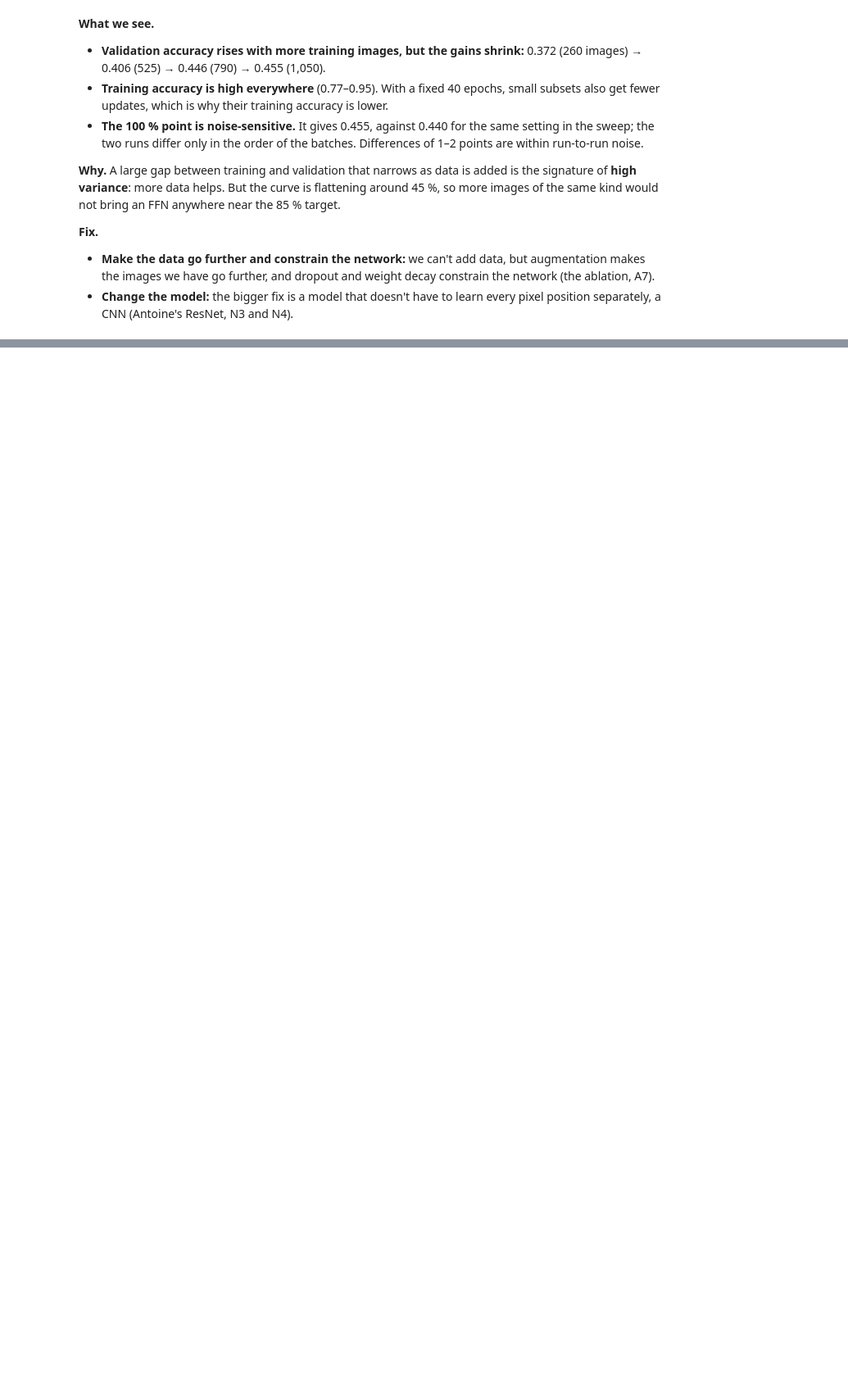
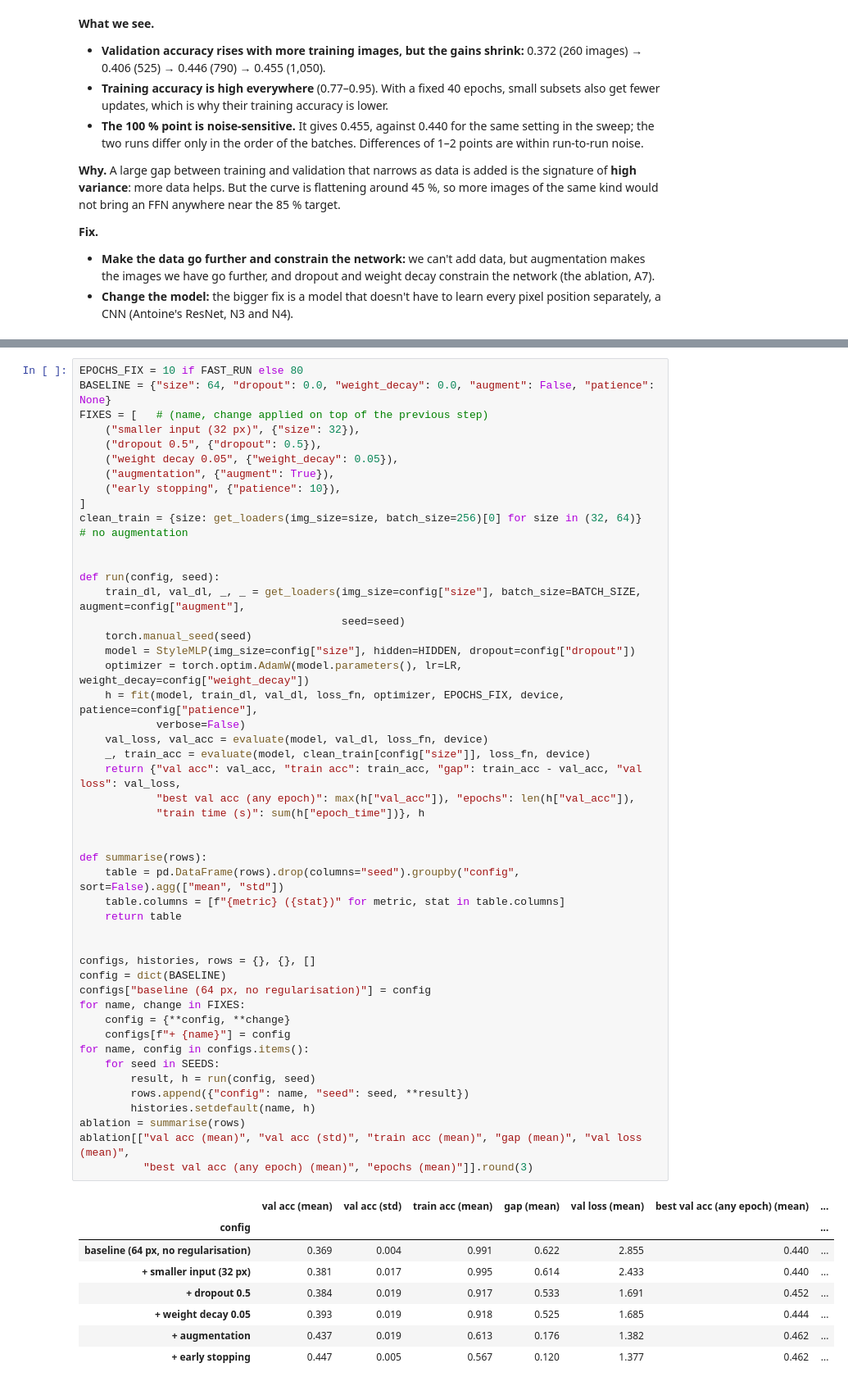
Before and after one commit to anthonyrascle43-stack/Neural-Network-Project, a Jupyter notebook: notebooks/03_diagnosis.ipynb, the cells around one changed output, grey strips where cells are left out. Shown at 82% size. Drawn from its saved outputs; the diff is of its cells as text; blank space fills up the shorter version.

```diff
--- a/notebooks/03_diagnosis.ipynb
+++ b/notebooks/03_diagnosis.ipynb
@@ -268,0 +289,57 @@ curve.round(3)
+# %%
+EPOCHS_FIX = 10 if FAST_RUN else 80
+BASELINE = {"size": 64, "dropout": 0.0, "weight_decay": 0.0, "augment": False, "patience": None}
+FIXES = [   # (name, change applied on top of the previous step)
+    ("smaller input (32 px)", {"size": 32}),
+    ("dropout 0.5", {"dropout": 0.5}),
+    ("weight decay 0.05", {"weight_decay": 0.05}),
+    ("augmentation", {"augment": True}),
+    ("early stopping", {"patience": 10}),
+]
+clean_train = {size: get_loaders(img_size=size, batch_size=256)[0] for size in (32, 64)}   # no augmentation
+
+
+def run(config, seed):
+    train_dl, val_dl, _, _ = get_loaders(img_size=config["size"], batch_size=BATCH_SIZE, augment=config["augment"],
+                                         seed=seed)
+    torch.manual_seed(seed)
+    model = StyleMLP(img_size=config["size"], hidden=HIDDEN, dropout=config["dropout"])
+    optimizer = torch.optim.AdamW(model.parameters(), lr=LR, weight_decay=config["weight_decay"])
+    h = fit(model, train_dl, val_dl, loss_fn, optimizer, EPOCHS_FIX, device, patience=config["patience"],
+            verbose=False)
+    val_loss, val_acc = evaluate(model, val_dl, loss_fn, device)
+    _, train_acc = evaluate(model, clean_train[config["size"]], loss_fn, device)
+    return {"val acc": val_acc, "train acc": train_acc, "gap": train_acc - val_acc, "val loss": val_loss,
+            "best val acc (any epoch)": max(h["val_acc"]), "epochs": len(h["val_acc"]),
+            "train time (s)": sum(h["epoch_time"])}, h
+
+
+def summarise(rows):
+    table = pd.DataFrame(rows).drop(columns="seed").groupby("config", sort=False).agg(["mean", "std"])
+    table.columns = [f"{metric} ({stat})" for metric, stat in table.columns]
+    return table
+
+
+configs, histories, rows = {}, {}, []
+config = dict(BASELINE)
+configs["baseline (64 px, no regularisation)"] = config
+for name, change in FIXES:
+    config = {**config, **change}
+    configs[f"+ {name}"] = config
+for name, config in configs.items():
+    for seed in SEEDS:
+        result, h = run(config, seed)
+        rows.append({"config": name, "seed": seed, **result})
+        histories.setdefault(name, h)
+ablation = summarise(rows)
+ablation[["val acc (mean)", "val acc (std)", "train acc (mean)", "gap (mean)", "val loss (mean)",
+          "best val acc (any epoch) (mean)", "epochs (mean)"]].round(3)
+# %% [output]
+|  | val acc (mean) | val acc (std) | train acc (mean) | gap (mean) | val loss (mean) | best val acc (any epoch) (mean) | ... |
+| config |  |  |  |  |  |  | ... |
+| baseline (64 px, no regularisation) | 0.369 | 0.004 | 0.991 | 0.622 | 2.855 | 0.440 | ... |
+| + smaller input (32 px) | 0.381 | 0.017 | 0.995 | 0.614 | 2.433 | 0.440 | ... |
+| + dropout 0.5 | 0.384 | 0.019 | 0.917 | 0.533 | 1.691 | 0.452 | ... |
+| + weight decay 0.05 | 0.393 | 0.019 | 0.918 | 0.525 | 1.685 | 0.444 | ... |
+| + augmentation | 0.437 | 0.019 | 0.613 | 0.176 | 1.382 | 0.462 | ... |
+| + early stopping | 0.447 | 0.005 | 0.567 | 0.120 | 1.377 | 0.462 | ... |
```
Also changed, not shown: parts of 13 cells of this notebook, 4 other files.
